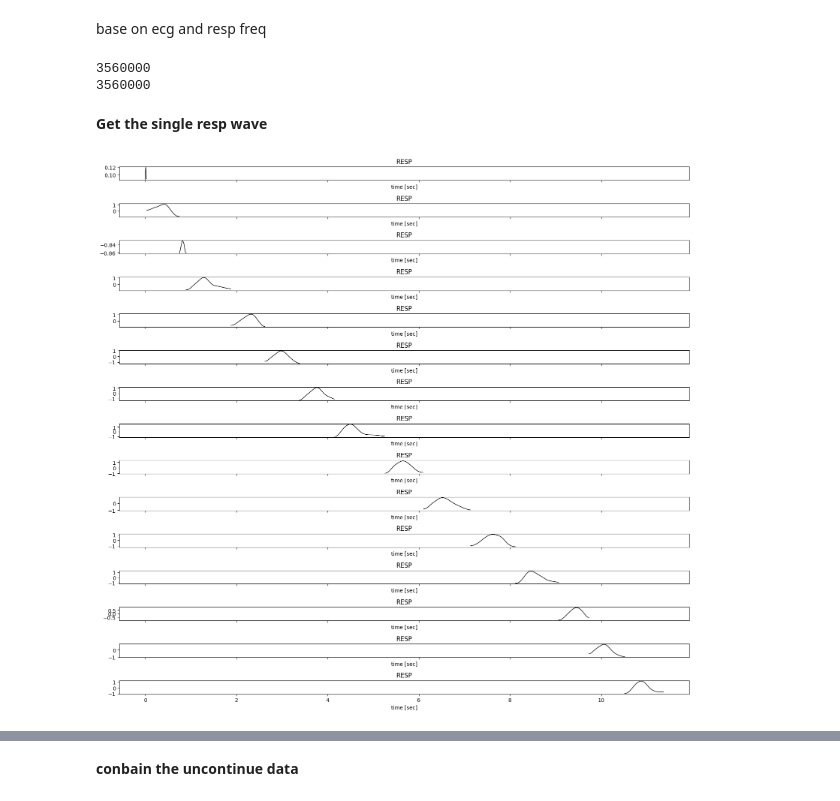
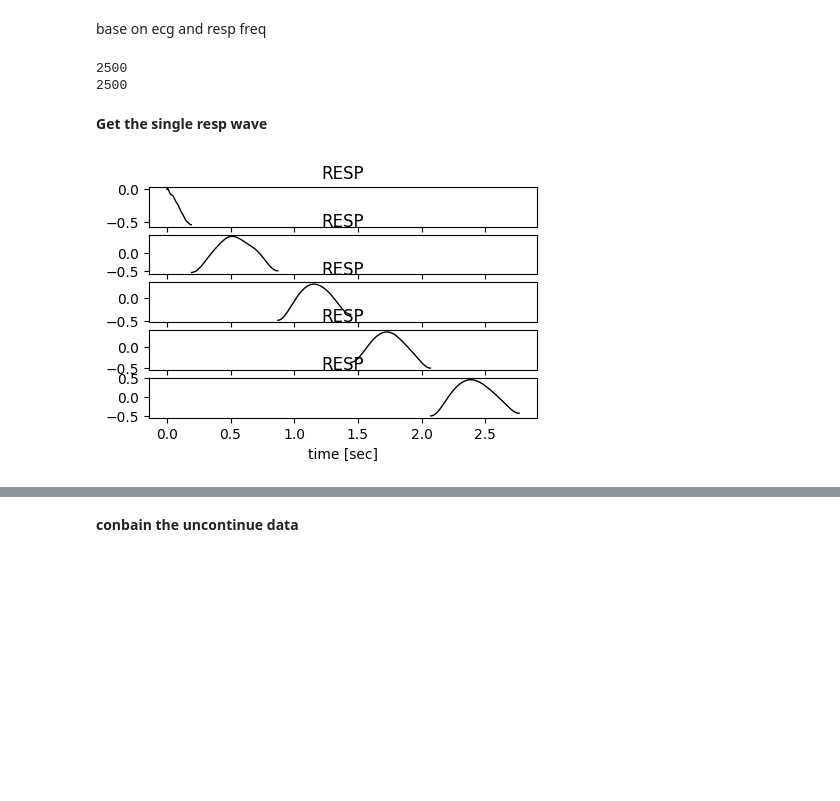
Before and after one commit to lenyulin/WOA7015-Group-Project, a Jupyter notebook: picsdb1_inspect_select.ipynb, the cells around one changed output, grey strips where cells are left out. Cells and saved outputs as stored; diff of their text form; code cells hidden in the pictures; blank space fills up the shorter version.

```diff
--- a/picsdb1_inspect_select.ipynb
+++ b/picsdb1_inspect_select.ipynb
@@ -194,8 +186,10 @@ for i in range(10):
     key = f"infant{i+1:d}"
     segments[key] = []
 #segments['infant1'] = [(3550, 3750), (4720,4822), (5100,5280), (7760,7870), (11435,11550)]
-segments['infant1'] = [(3550,7870)]
-segments['infant2'] = [(3990,12080)]
+#segments['infant1'] = [(3550,7870)]
+#segments['infant2'] = [(3990,12080)]
+segments['infant1'] = [(5110,5355)]
+segments['infant2'] = [(3955,3960)]
 segments['infant3'] = [(5575,13940)]
 segments['infant4'] = [(5860,12980)]
 segments['infant5'] = [(103750,147350)] #FINAL
@@ -220,5 +214,5 @@ segment_index = 4 # 0,...
 # %%
-file_index = 4 # 1...10, loads data from infant1 ... infant10
+file_index = 2 # 1...10, loads data from infant1 ... infant10
 segment_index = 0 # 0,...
 # %% [markdown]
 **Step Two: Import all the revelent data for that segement**
@@ -351,0 +338,14 @@ x_resp_filt = bp_filter(x_resp, fs_resp, freq_lo_resp, freq_hi_resp)
+# %%
+testresp=x_resp_filt
+plt.figure(figsize=(16,5))
+time=np.arange(2*len(testresp),step=2)
+plt.scatter(time, testresp, color = 'hotpink',s=1,label='Before Resampling')
+#plt.scatter(time_resp, x_resp, color = '#88c999')
+i=np.array(testresp)
+res=processing.resample_sig(i,fs=500,fs_target=1000)
+plt.ylabel("Signal")
+time=np.arange(2*len(testresp))
+plt.scatter(time, res[0], color = 'green',s=1,alpha=0.5,label='After Resampling')
+plt.legend(labels=["Before Resampling","After Resampling"],loc="upper left",fontsize=6)
+plt.title("Resample function")
+plt.show()
@@ -360,8 +362,8 @@ x_ecg=x_ecg_filt
 print(len(x_resp_filt))
 print(len(x_ecg))
 # %% [output]
-3560000
-3560000
+2500
+2500
 # %% [markdown]
 **Get the single resp wave**
 # %%
@@ -373,7 +375,7 @@ ecg_flow=[]
 
 
 time_resp_temp=time_ecg
-#time_ecg_temp=time_resp
+time_ecg_temp=time_resp
 
 x_temp=[]
 temp=[]
@@ -385,34 +387,34 @@ for i in range(0,len(x_resp_filt)-1,1):
         #ecg.append(time_ecg_temp[i])
     else:
         floewer.append(x_resp_filt[i])
         temp.append(time_resp_temp[i])
         ecg_flow.append(x_ecg[i])
         #ecg.append(time_resp_temp[i])
         if not (x_resp_filt[i]<x_resp_filt[i+1] and x_resp_filt[i]<=x_resp_filt[i-1]):
             pass
         else:
             x_resp_flow.append(floewer)
             x_ecg_flow.append(ecg_flow)
             x_temp.append(temp)
             #ecg_temp.append(ecg)
             floewer=[]
             ecg_flow=[]
             temp=[]
             #ecg=[]
 lens=len(x_temp)
-fig2, ax = plt.subplots(15, 1, figsize=(16,15), sharex=True)
+fig2, ax = plt.subplots(5, 1, figsize=(5,3), sharex=True)
 #x_resp_flow.remove(x_resp_flow[0])
 #x_temp.remove(x_temp[0])
 #x_ecg_flow.remove(x_ecg_flow[0])
 j=0
-for i in range(0,15):
+for i in range(0,5):
     ax[j].plot(x_temp[i], x_resp_flow[i], '-k', lw=1)
     ax[j].set_xlabel("time [sec]")
     ax[j].set_title("RESP")
     j+=1
 
 plt.tight_layout()
 plt.show()
 # %% [output]
-[figure, old version]
+[figure, new version]
 # %%
```
Also changed, not shown: parts of 25 cells of this notebook.
